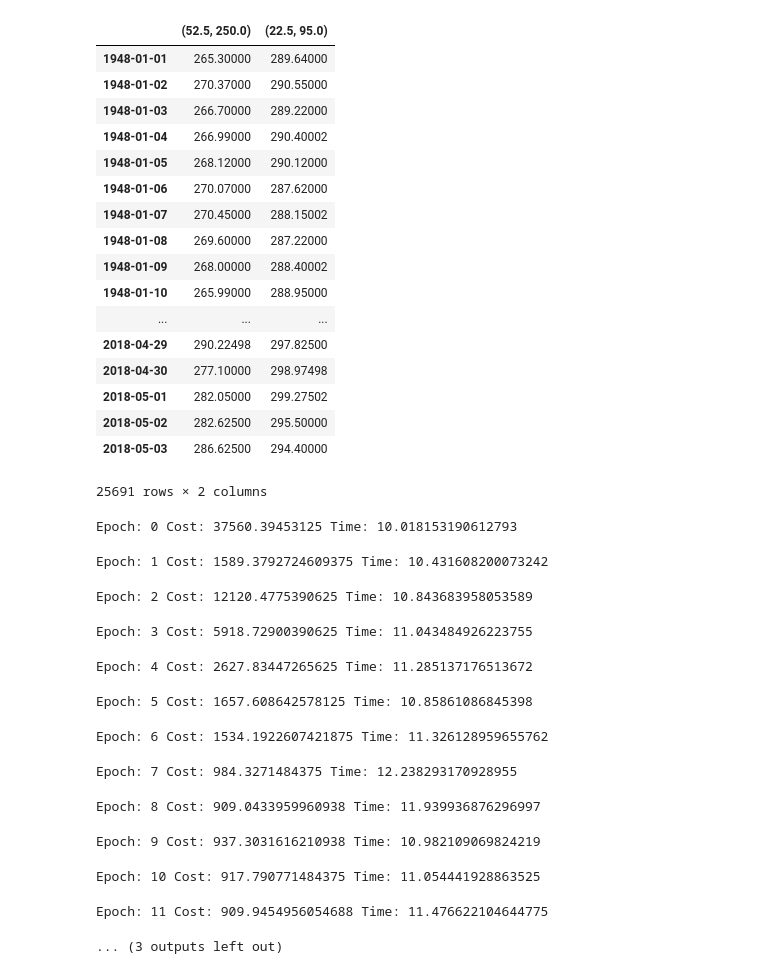
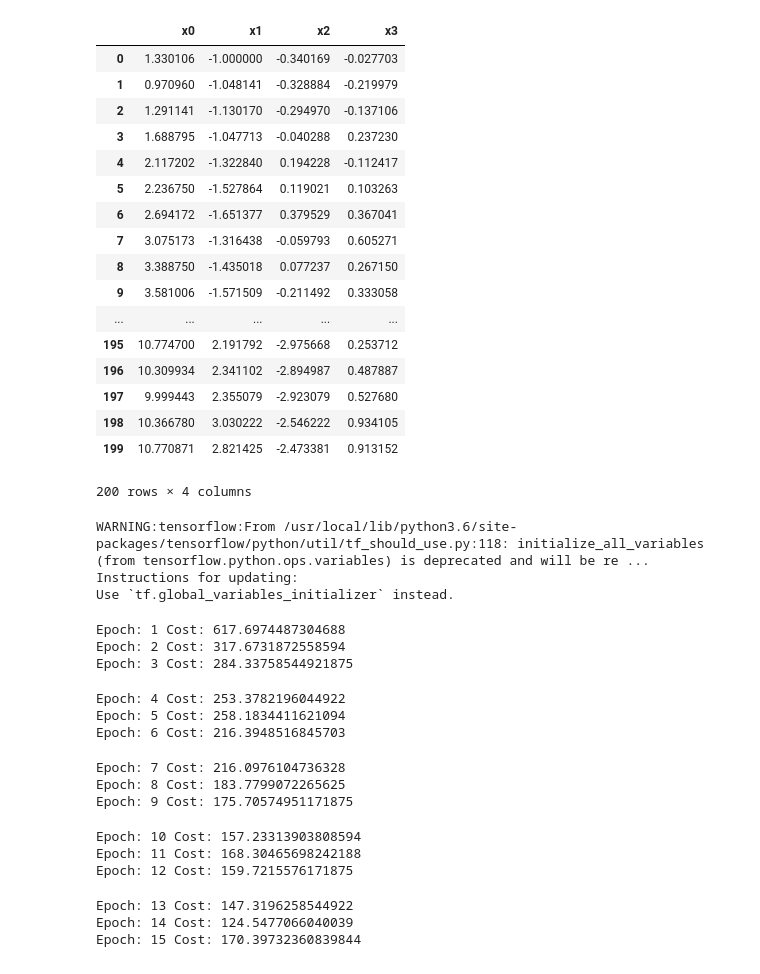
Before and after one commit to KDD-OpenSource/DeepADoTS, a Jupyter notebook: notebooks/1.0-dot-recurrent-ebm.ipynb, the cells around one changed output. Cells and saved outputs as stored; diff of their text form; code cells hidden in the pictures.

```diff
--- a/notebooks/1.0-dot-recurrent-ebm.ipynb
+++ b/notebooks/1.0-dot-recurrent-ebm.ipynb
@@ -5,44 +12,49 @@ from src.algorithms import RecurrentEBM
 # %%
-data = pd.read_csv('~/Projects/TSComplexity/climate.csv', index_col=0)
+data = pd.read_csv('data/processed/synthetic1.csv', index_col=0)
 # %%
-X = data.sample(2, axis=1)
+X = data  # .sample(2, axis=1)
 X
 # %% [output]
-|  | (52.5, 250.0) | (22.5, 95.0) |
-| 1948-01-01 | 265.30000 | 289.64000 |
-| 1948-01-02 | 270.37000 | 290.55000 |
-| 1948-01-03 | 266.70000 | 289.22000 |
-| 1948-01-04 | 266.99000 | 290.40002 |
-| 1948-01-05 | 268.12000 | 290.12000 |
-| 1948-01-06 | 270.07000 | 287.62000 |
-| 1948-01-07 | 270.45000 | 288.15002 |
-| 1948-01-08 | 269.60000 | 287.22000 |
-| 1948-01-09 | 268.00000 | 288.40002 |
-| 1948-01-10 | 265.99000 | 288.95000 |
-| ... | ... | ... |
-| 2018-04-29 | 290.22498 | 297.82500 |
-| 2018-04-30 | 277.10000 | 298.97498 |
-| 2018-05-01 | 282.05000 | 299.27502 |
-| 2018-05-02 | 282.62500 | 295.50000 |
-| 2018-05-03 | 286.62500 | 294.40000 |
+|  | x0 | x1 | x2 | x3 |
+| 0 | 1.330106 | -1.000000 | -0.340169 | -0.027703 |
+| 1 | 0.970960 | -1.048141 | -0.328884 | -0.219979 |
+| 2 | 1.291141 | -1.130170 | -0.294970 | -0.137106 |
+| 3 | 1.688795 | -1.047713 | -0.040288 | 0.237230 |
+| 4 | 2.117202 | -1.322840 | 0.194228 | -0.112417 |
+| 5 | 2.236750 | -1.527864 | 0.119021 | 0.103263 |
+| 6 | 2.694172 | -1.651377 | 0.379529 | 0.367041 |
+| 7 | 3.075173 | -1.316438 | -0.059793 | 0.605271 |
+| 8 | 3.388750 | -1.435018 | 0.077237 | 0.267150 |
+| 9 | 3.581006 | -1.571509 | -0.211492 | 0.333058 |
+| ... | ... | ... | ... | ... |
+| 195 | 10.774700 | 2.191792 | -2.975668 | 0.253712 |
+| 196 | 10.309934 | 2.341102 | -2.894987 | 0.487887 |
+| 197 | 9.999443 | 2.355079 | -2.923079 | 0.527680 |
+| 198 | 10.366780 | 3.030222 | -2.546222 | 0.934105 |
+| 199 | 10.770871 | 2.821425 | -2.473381 | 0.913152 |
-25691 rows × 2 columns
+200 rows × 4 columns
 # %%
 model = RecurrentEBM(num_epochs=15)
 model.fit(X)
 # %% [output]
-Epoch: 0 Cost: 37560.39453125 Time: 10.018153190612793
+WARNING:tensorflow:From /usr/local/lib/python3.6/site-packages/tensorflow/python/util/tf_should_use.py:118: initialize_all_variables (from tensorflow.python.ops.variables) is deprecated and will be re ...
+Instructions for updating:
+Use `tf.global_variables_initializer` instead.
-Epoch: 1 Cost: 1589.3792724609375 Time: 10.431608200073242
+Epoch: 1 Cost: 617.6974487304688
+Epoch: 2 Cost: 317.6731872558594
+Epoch: 3 Cost: 284.33758544921875
-Epoch: 2 Cost: 12120.4775390625 Time: 10.843683958053589
+Epoch: 4 Cost: 253.3782196044922
+Epoch: 5 Cost: 258.1834411621094
+Epoch: 6 Cost: 216.3948516845703
-Epoch: 3 Cost: 5918.72900390625 Time: 11.043484926223755
+Epoch: 7 Cost: 216.0976104736328
+Epoch: 8 Cost: 183.7799072265625
+Epoch: 9 Cost: 175.70574951171875
-Epoch: 4 Cost: 2627.83447265625 Time: 11.285137176513672
+Epoch: 10 Cost: 157.23313903808594
+Epoch: 11 Cost: 168.30465698242188
+Epoch: 12 Cost: 159.7215576171875
-Epoch: 5 Cost: 1657.608642578125 Time: 10.85861086845398
+Epoch: 13 Cost: 147.3196258544922
+Epoch: 14 Cost: 124.5477066040039
+Epoch: 15 Cost: 170.39732360839844
-Epoch: 6 Cost: 1534.1922607421875 Time: 11.326128959655762
-Epoch: 7 Cost: 984.3271484375 Time: 12.238293170928955
-Epoch: 8 Cost: 909.0433959960938 Time: 11.939936876296997
-Epoch: 9 Cost: 937.3031616210938 Time: 10.982109069824219
-Epoch: 10 Cost: 917.790771484375 Time: 11.054441928863525
-Epoch: 11 Cost: 909.9454956054688 Time: 11.476622104644775
-... (3 outputs left out)
 # %%
 results = model.predict(X)
 results
```
Also changed, not shown: parts of 4 cells of this notebook.
